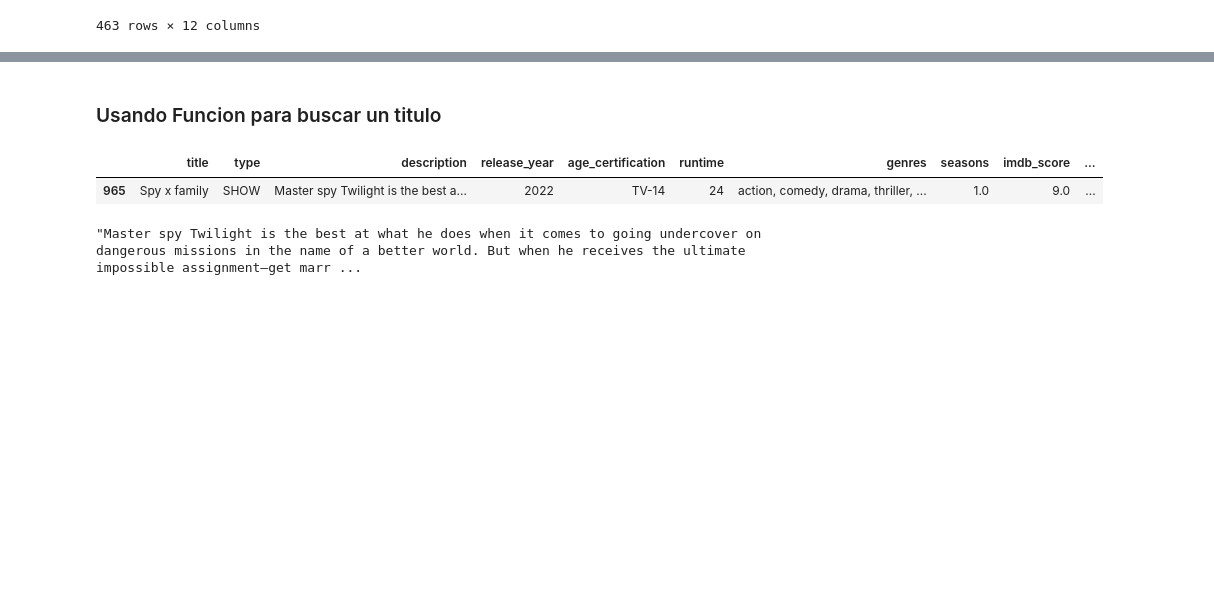
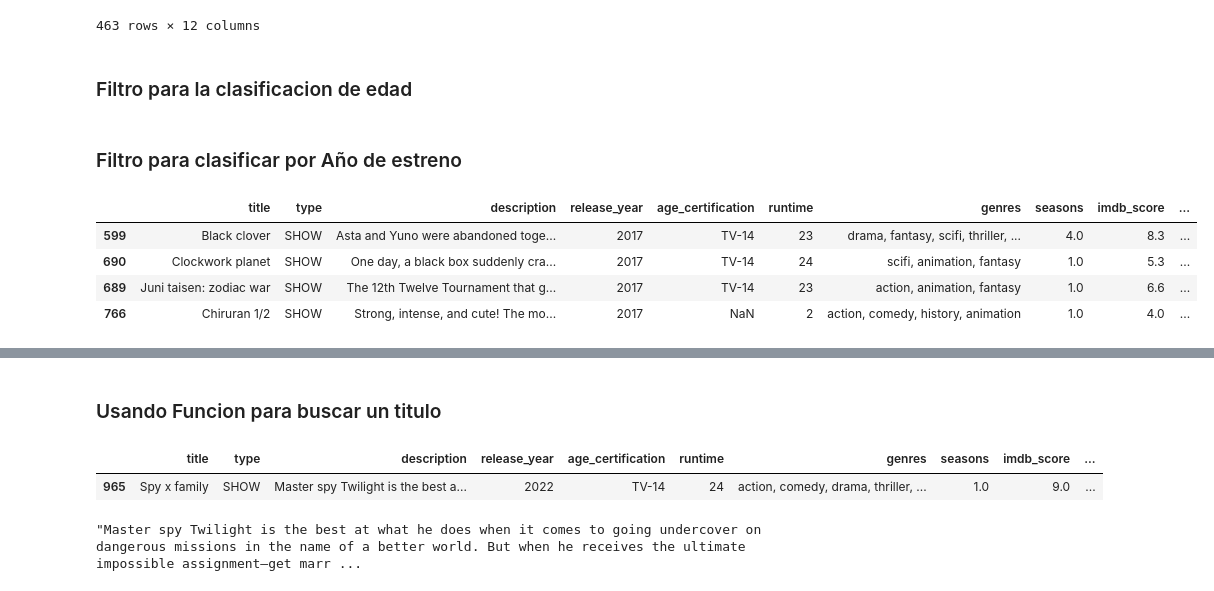
Before and after one commit to Eva02Daruma/presentacion-de-IA, a Jupyter notebook: main.ipynb, the cells around one changed output, grey strips where cells are left out. Cells and saved outputs as stored; diff of their text form; code cells hidden in the pictures; blank space fills up the shorter version.

```diff
--- a/main.ipynb
+++ b/main.ipynb
@@ -239,3 +269,7 @@ multicontainsFun(tipoStr='action',data=titulos , column='genres').sort_values(by
 | 997 | Rust-eater bisco | SHOW | In a world where mushrooms have d... | 2022 | TV-14 | 23 | scifi, animation, action, fantasy | 1.0 | 7.0 | ... |
 | 1054 | Tropical-rouge! precure | SHOW | It is the eighteenth anime series... | 2021 | NaN | 24 | comedy, family, fantasy, animatio... | 1.0 | 7.6 | ... |
 463 rows × 12 columns
+# %% [markdown]
+### Filtro para la clasificacion de edad
+# %% [markdown]
+### Filtro para clasificar por Año de estreno
@@ -241,0 +303,8 @@ multicontainsFun(tipoStr='action',data=titulos , column='genres').sort_values(by
+# %%
+filtroYear(year= "2017" , fromD="after").head(4)
+# %% [output]
+|  | title | type | description | release_year | age_certification | runtime | genres | seasons | imdb_score | ... |
+| 599 | Black clover | SHOW | Asta and Yuno were abandoned toge... | 2017 | TV-14 | 23 | drama, fantasy, scifi, thriller, ... | 4.0 | 8.3 | ... |
+| 690 | Clockwork planet | SHOW | One day, a black box suddenly cra... | 2017 | TV-14 | 24 | scifi, animation, fantasy | 1.0 | 5.3 | ... |
+| 689 | Juni taisen: zodiac war | SHOW | The 12th Twelve Tournament that g... | 2017 | TV-14 | 23 | action, animation, fantasy | 1.0 | 6.6 | ... |
+| 766 | Chiruran 1/2 | SHOW | Strong, intense, and cute! The mo... | 2017 | NaN | 2 | action, comedy, history, animation | 1.0 | 4.0 | ... |
```
Also changed, not shown: parts of 16 cells of this notebook.
